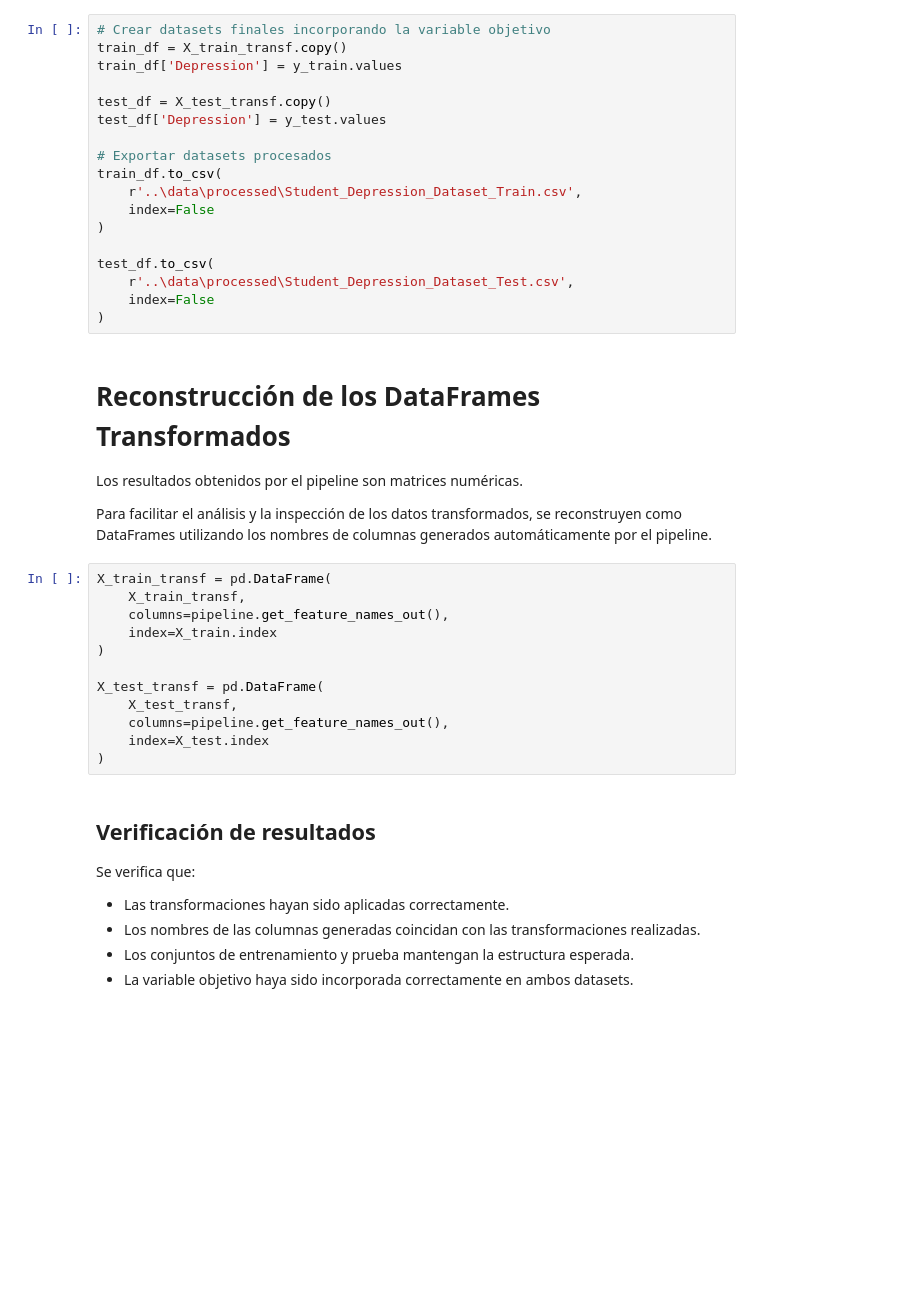
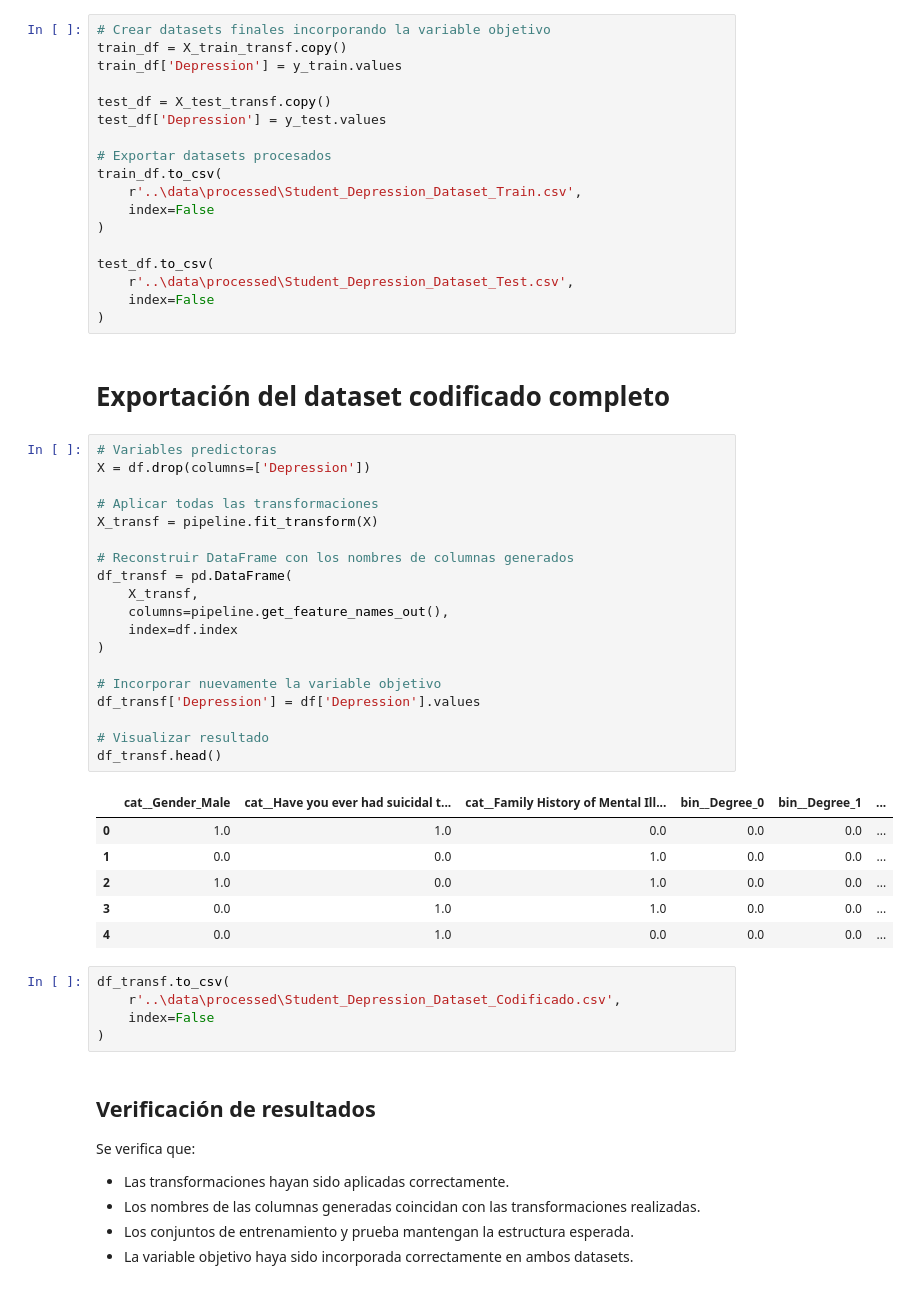
Before and after one commit to 0Trickster/Project-data-science-3, a Jupyter notebook: notebooks/1.1.Codificación_datos.ipynb, the cells around one changed output. Drawn from its saved outputs; the diff is of its cells as text; blank space fills up the shorter version.

```diff
--- a/notebooks/1.1.Codificación_datos.ipynb
+++ b/notebooks/1.1.Codificación_datos.ipynb
@@ -412,24 +433,39 @@ test_df.to_csv(
     r'..\data\processed\Student_Depression_Dataset_Test.csv',
     index=False
 )
-# %% [markdown]
-# Reconstrucción de los DataFrames Transformados
-
-Los resultados obtenidos por el pipeline son matrices numéricas.
-
-Para facilitar el análisis y la inspección de los datos transformados, se reconstruyen como DataFrames utilizando los nombres de columnas generados automáticamente por el pipeline.
-# %%
-X_train_transf = pd.DataFrame(
-    X_train_transf,
-    columns=pipeline.get_feature_names_out(),
-    index=X_train.index
-)
-
-X_test_transf = pd.DataFrame(
-    X_test_transf,
-    columns=pipeline.get_feature_names_out(),
-    index=X_test.index
-)
+# %% [markdown]
+# Exportación del dataset codificado completo
+# %%
+# Variables predictoras
+X = df.drop(columns=['Depression'])
+
+# Aplicar todas las transformaciones
+X_transf = pipeline.fit_transform(X)
+
+# Reconstruir DataFrame con los nombres de columnas generados
+df_transf = pd.DataFrame(
+    X_transf,
+    columns=pipeline.get_feature_names_out(),
+    index=df.index
+)
+
+# Incorporar nuevamente la variable objetivo
+df_transf['Depression'] = df['Depression'].values
+
+# Visualizar resultado
+df_transf.head()
+# %% [output]
+|  | cat__Gender_Male | cat__Have you ever had suicidal t... | cat__Family History of Mental Ill... | bin__Degree_0 | bin__Degree_1 | ... |
+| 0 | 1.0 | 1.0 | 0.0 | 0.0 | 0.0 | ... |
+| 1 | 0.0 | 0.0 | 1.0 | 0.0 | 0.0 | ... |
+| 2 | 1.0 | 0.0 | 1.0 | 0.0 | 0.0 | ... |
+| 3 | 0.0 | 1.0 | 1.0 | 0.0 | 0.0 | ... |
+| 4 | 0.0 | 1.0 | 0.0 | 0.0 | 0.0 | ... |
+# %%
+df_transf.to_csv(
+    r'..\data\processed\Student_Depression_Dataset_Codificado.csv',
+    index=False
+)
 # %% [markdown]
 ## Verificación de resultados
 
```
Also changed, not shown: parts of 4 cells of this notebook, 2 other files.
